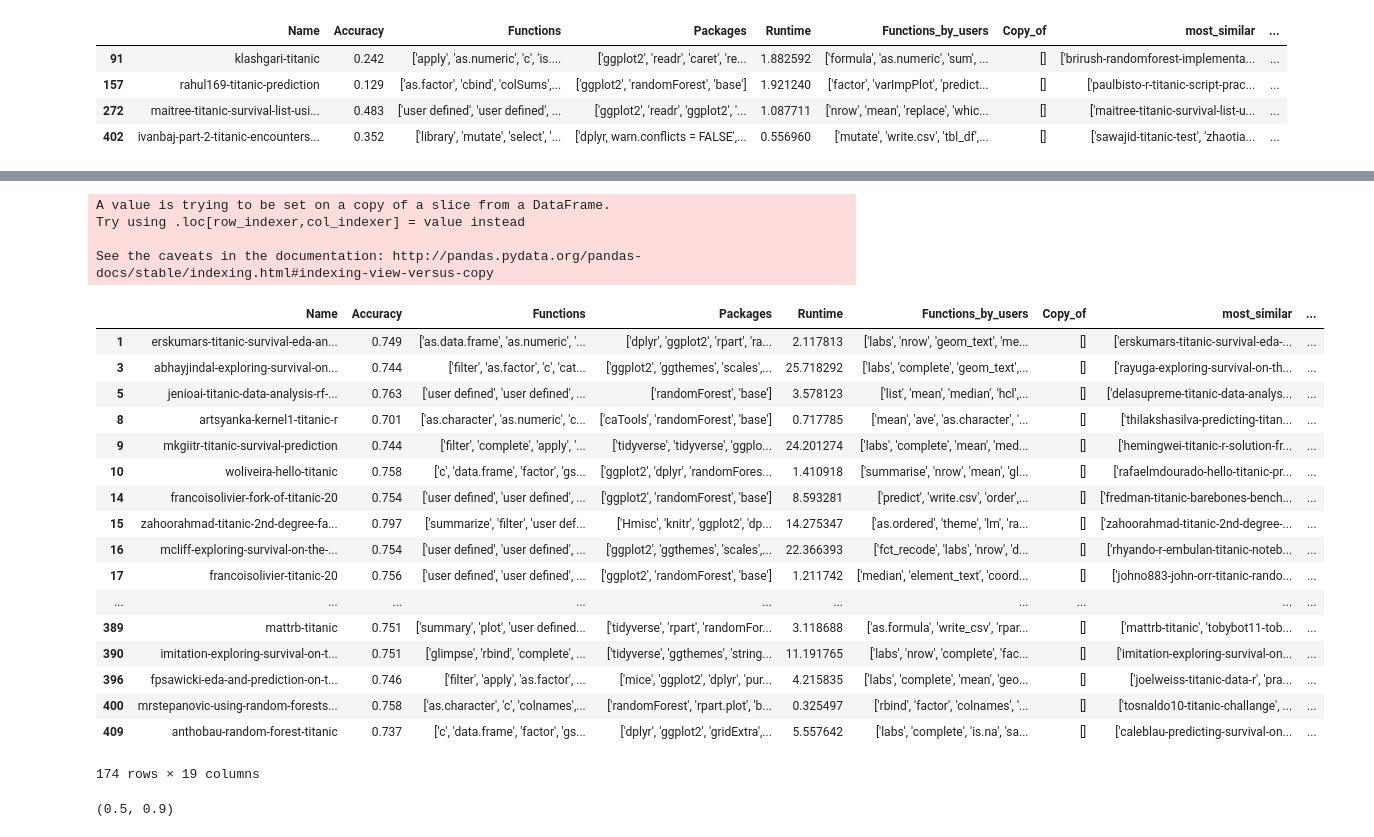
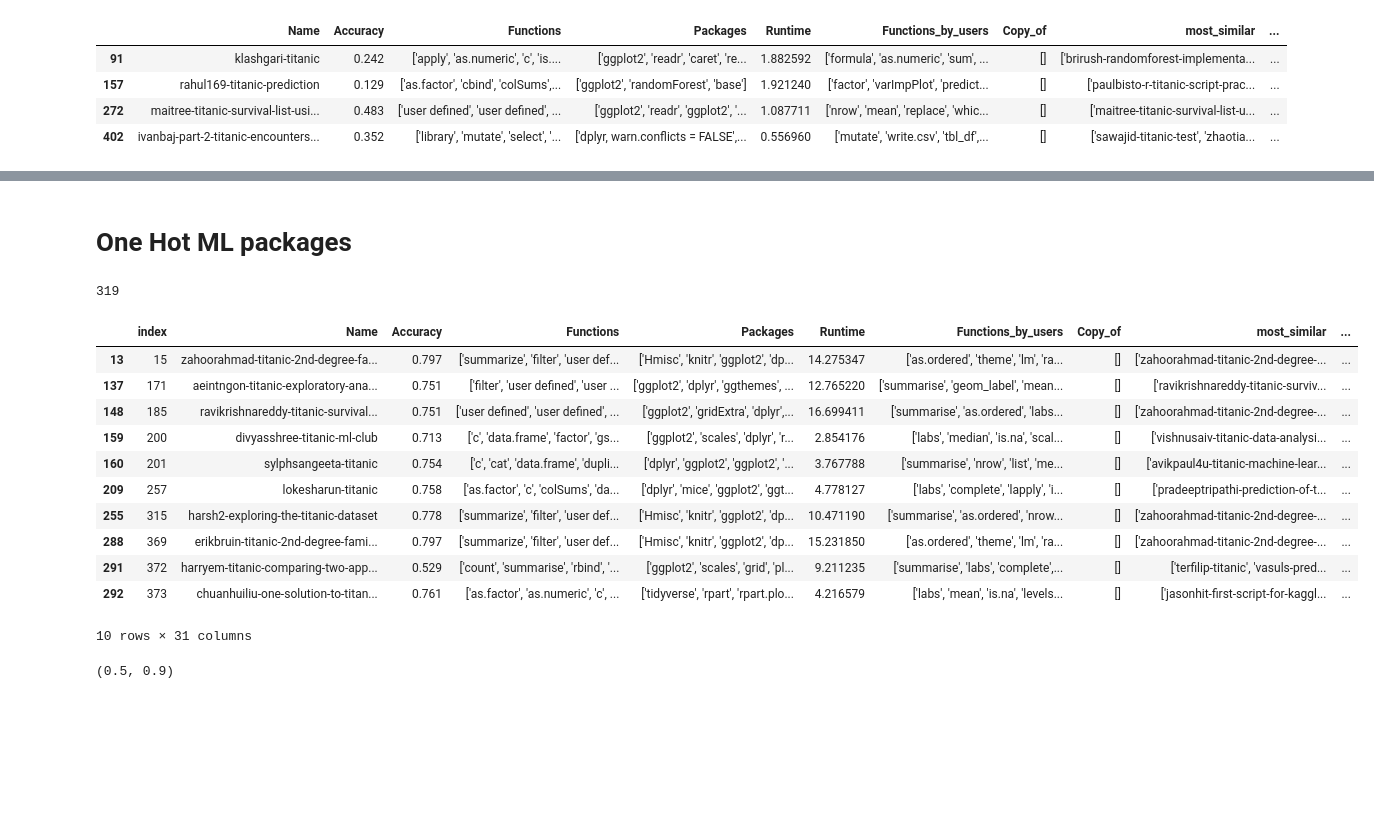
Before and after one commit to PRL-PRG/trustworthy-titanic, a Jupyter notebook: src/process_results.ipynb, the cells around one changed output, grey strips where cells are left out. Drawn from its saved outputs; the diff is of its cells as text; code cells hidden in the pictures; blank space fills up the shorter version.

```diff
--- a/src/process_results.ipynb
+++ b/src/process_results.ipynb
@@ -215,0 +199,9 @@ sns.violinplot(x='pca_16_k-means_labels', y='Accuracy', data=df)
+# %%
+fs = []
+
+for idx, name in enumerate(names):
+    f = (glob.glob('./r/kernels/'+name+'/script/*.R') + glob.glob('./r/kernels/'+name+'/script/*.r'))[0]
+    file = open(f).read().rstrip('\n')
+    fs.append(file)
+# %%
+df['code'] = fs
@@ -216,3 +210,3 @@ sns.violinplot(x='pca_16_k-means_labels', y='Accuracy', data=df)
 # %%
-df_unique = df.drop_duplicates(subset=['raw_json'], keep='first')
+df_unique = df.drop_duplicates(subset=['code'], keep='first').reset_index()
 # %%
@@ -444,3 +427,5 @@ df_unique.head(50)
+# %% [markdown]
+# One Hot ML packages
 # %%
 forest = []
 neural = []
@@ -469,34 +534,42 @@ for p in df_unique['Packages']:
         base.append(1)
     else:
         base.append(0)
-# %%
-df_unique['forest'], df_unique['neural'], df_unique['caret'], df_unique['mice'], df_unique['base'] = forest, neural, caret, mice, base
-# %% [output]
-A value is trying to be set on a copy of a slice from a DataFrame.
-Try using .loc[row_indexer,col_indexer] = value instead
-
-See the caveats in the documentation: http://pandas.pydata.org/pandas-docs/stable/indexing.html#indexing-view-versus-copy
+# %%
+len(e1071)
+# %% [output]
+319
+# %%
+df_unique['forest'] = forest
+df_unique['neural'] = neural
+df_unique['caret'] = caret
+df_unique['mice'] = mice
+df_unique['base'] = base
+df_unique['glmnet'] = glmnet
+df_unique['mass'] = mass
+df_unique['car'] = car
+df_unique['xgboost'] = xgboost
+df_unique['rpart'] = rpart
+df_unique['caretEnsemble'] = caretEnsemble
+df_unique['e1071'] = e1071
+df_unique['rann'] = rann
+df_unique['amelia'] = amelia
+df_unique['hmisc'] = hmisc
+df_unique['missforest'] = missforest
 # %%
-df_unique[df_unique['forest'] == 1]
+df_unique[df_unique['hmisc'] == 1]
 # %% [output]
-|  | Name | Accuracy | Functions | Packages | Runtime | Functions_by_users | Copy_of | most_similar | ... |
-| 1 | erskumars-titanic-survival-eda-an... | 0.749 | ['as.data.frame', 'as.numeric', '... | ['dplyr', 'ggplot2', 'rpart', 'ra... | 2.117813 | ['labs', 'nrow', 'geom_text', 'me... | [] | ['erskumars-titanic-survival-eda-... | ... |
-| 3 | abhayjindal-exploring-survival-on... | 0.744 | ['filter', 'as.factor', 'c', 'cat... | ['ggplot2', 'ggthemes', 'scales',... | 25.718292 | ['labs', 'complete', 'geom_text',... | [] | ['rayuga-exploring-survival-on-th... | ... |
-| 5 | jenioai-titanic-data-analysis-rf-... | 0.763 | ['user defined', 'user defined', ... | ['randomForest', 'base'] | 3.578123 | ['list', 'mean', 'median', 'hcl',... | [] | ['delasupreme-titanic-data-analys... | ... |
-| 8 | artsyanka-kernel1-titanic-r | 0.701 | ['as.character', 'as.numeric', 'c... | ['caTools', 'randomForest', 'base'] | 0.717785 | ['mean', 'ave', 'as.character', '... | [] | ['thilakshasilva-predicting-titan... | ... |
-| 9 | mkgiitr-titanic-survival-prediction | 0.744 | ['filter', 'complete', 'apply', '... | ['tidyverse', 'tidyverse', 'ggplo... | 24.201274 | ['labs', 'complete', 'mean', 'med... | [] | ['hemingwei-titanic-r-solution-fr... | ... |
-| 10 | woliveira-hello-titanic | 0.758 | ['c', 'data.frame', 'factor', 'gs... | ['ggplot2', 'dplyr', 'randomFores... | 1.410918 | ['summarise', 'nrow', 'mean', 'gl... | [] | ['rafaelmdourado-hello-titanic-pr... | ... |
-| 14 | francoisolivier-fork-of-titanic-20 | 0.754 | ['user defined', 'user defined', ... | ['ggplot2', 'randomForest', 'base'] | 8.593281 | ['predict', 'write.csv', 'order',... | [] | ['fredman-titanic-barebones-bench... | ... |
-| 15 | zahoorahmad-titanic-2nd-degree-fa... | 0.797 | ['summarize', 'filter', 'user def... | ['Hmisc', 'knitr', 'ggplot2', 'dp... | 14.275347 | ['as.ordered', 'theme', 'lm', 'ra... | [] | ['zahoorahmad-titanic-2nd-degree-... | ... |
-| 16 | mcliff-exploring-survival-on-the-... | 0.754 | ['user defined', 'user defined', ... | ['ggplot2', 'ggthemes', 'scales',... | 22.366393 | ['fct_recode', 'labs', 'nrow', 'd... | [] | ['rhyando-r-embulan-titanic-noteb... | ... |
-| 17 | francoisolivier-titanic-20 | 0.756 | ['user defined', 'user defined', ... | ['ggplot2', 'randomForest', 'base'] | 1.211742 | ['median', 'element_text', 'coord... | [] | ['johno883-john-orr-titanic-rando... | ... |
-| ... | ... | ... | ... | ... | ... | ... | ... | ... | ... |
-| 389 | mattrb-titanic | 0.751 | ['summary', 'plot', 'user defined... | ['tidyverse', 'rpart', 'randomFor... | 3.118688 | ['as.formula', 'write_csv', 'rpar... | [] | ['mattrb-titanic', 'tobybot11-tob... | ... |
-| 390 | imitation-exploring-survival-on-t... | 0.751 | ['glimpse', 'rbind', 'complete', ... | ['tidyverse', 'ggthemes', 'string... | 11.191765 | ['labs', 'nrow', 'complete', 'fac... | [] | ['imitation-exploring-survival-on... | ... |
-| 396 | fpsawicki-eda-and-prediction-on-t... | 0.746 | ['filter', 'apply', 'as.factor', ... | ['mice', 'ggplot2', 'dplyr', 'pur... | 4.215835 | ['labs', 'complete', 'mean', 'geo... | [] | ['joelweiss-titanic-data-r', 'pra... | ... |
-| 400 | mrstepanovic-using-random-forests... | 0.758 | ['as.character', 'c', 'colnames',... | ['randomForest', 'rpart.plot', 'b... | 0.325497 | ['rbind', 'factor', 'colnames', '... | [] | ['tosnaldo10-titanic-challange', ... | ... |
-| 409 | anthobau-random-forest-titanic | 0.737 | ['c', 'data.frame', 'factor', 'gs... | ['dplyr', 'ggplot2', 'gridExtra',... | 5.557642 | ['labs', 'complete', 'is.na', 'sa... | [] | ['caleblau-predicting-survival-on... | ... |
+|  | index | Name | Accuracy | Functions | Packages | Runtime | Functions_by_users | Copy_of | most_similar | ... |
+| 13 | 15 | zahoorahmad-titanic-2nd-degree-fa... | 0.797 | ['summarize', 'filter', 'user def... | ['Hmisc', 'knitr', 'ggplot2', 'dp... | 14.275347 | ['as.ordered', 'theme', 'lm', 'ra... | [] | ['zahoorahmad-titanic-2nd-degree-... | ... |
+| 137 | 171 | aeintngon-titanic-exploratory-ana... | 0.751 | ['filter', 'user defined', 'user ... | ['ggplot2', 'dplyr', 'ggthemes', ... | 12.765220 | ['summarise', 'geom_label', 'mean... | [] | ['ravikrishnareddy-titanic-surviv... | ... |
+| 148 | 185 | ravikrishnareddy-titanic-survival... | 0.751 | ['user defined', 'user defined', ... | ['ggplot2', 'gridExtra', 'dplyr',... | 16.699411 | ['summarise', 'as.ordered', 'labs... | [] | ['zahoorahmad-titanic-2nd-degree-... | ... |
+| 159 | 200 | divyasshree-titanic-ml-club | 0.713 | ['c', 'data.frame', 'factor', 'gs... | ['ggplot2', 'scales', 'dplyr', 'r... | 2.854176 | ['labs', 'median', 'is.na', 'scal... | [] | ['vishnusaiv-titanic-data-analysi... | ... |
+| 160 | 201 | sylphsangeeta-titanic | 0.754 | ['c', 'cat', 'data.frame', 'dupli... | ['dplyr', 'ggplot2', 'ggplot2', '... | 3.767788 | ['summarise', 'nrow', 'list', 'me... | [] | ['avikpaul4u-titanic-machine-lear... | ... |
+| 209 | 257 | lokesharun-titanic | 0.758 | ['as.factor', 'c', 'colSums', 'da... | ['dplyr', 'mice', 'ggplot2', 'ggt... | 4.778127 | ['labs', 'complete', 'lapply', 'i... | [] | ['pradeeptripathi-prediction-of-t... | ... |
+| 255 | 315 | harsh2-exploring-the-titanic-dataset | 0.778 | ['summarize', 'filter', 'user def... | ['Hmisc', 'knitr', 'ggplot2', 'dp... | 10.471190 | ['summarise', 'as.ordered', 'nrow... | [] | ['zahoorahmad-titanic-2nd-degree-... | ... |
+| 288 | 369 | erikbruin-titanic-2nd-degree-fami... | 0.797 | ['summarize', 'filter', 'user def... | ['Hmisc', 'knitr', 'ggplot2', 'dp... | 15.231850 | ['as.ordered', 'theme', 'lm', 'ra... | [] | ['zahoorahmad-titanic-2nd-degree-... | ... |
+| 291 | 372 | harryem-titanic-comparing-two-app... | 0.529 | ['count', 'summarise', 'rbind', '... | ['ggplot2', 'scales', 'grid', 'pl... | 9.211235 | ['summarise', 'labs', 'complete',... | [] | ['terfilip-titanic', 'vasuls-pred... | ... |
+| 292 | 373 | chuanhuiliu-one-solution-to-titan... | 0.761 | ['as.factor', 'as.numeric', 'c', ... | ['tidyverse', 'rpart', 'rpart.plo... | 4.216579 | ['labs', 'mean', 'is.na', 'levels... | [] | ['jasonhit-first-script-for-kaggl... | ... |
-174 rows × 19 columns
+10 rows × 31 columns
 # %%
 plt.figure(figsize=(12,10))
 sns.regplot(x='Runtime', y='Accuracy', data=df_unique[df_unique['forest'] == 1])
```
Also changed, not shown: parts of 11 cells of this notebook, 4 other files.
